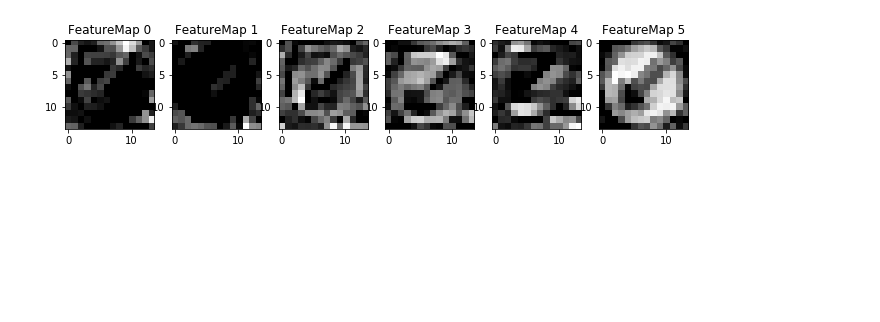
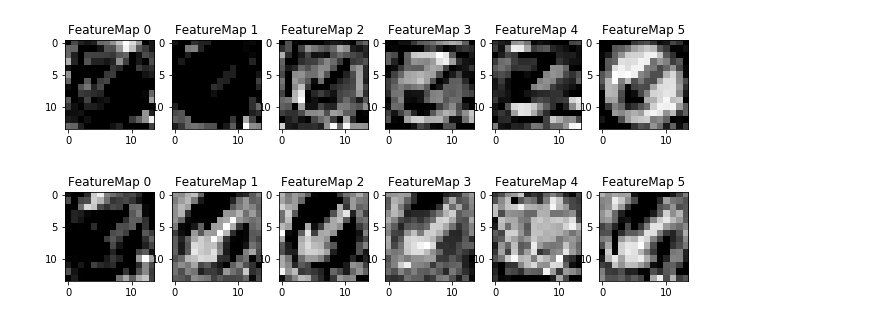
Before and after one commit to ydgats/trafficSignClassfier, a Jupyter notebook: Traffic_Sign_Classifier.ipynb, the cells around one changed output. Drawn from its saved outputs; the diff is of its cells as text; code cells hidden in the pictures; blank space fills up the shorter version.

```diff
--- a/Traffic_Sign_Classifier.ipynb
+++ b/Traffic_Sign_Classifier.ipynb
@@ -574,3 +588,9 @@ with tf.Session() as sess:
     outputFeatureMap(images_preprocessed, tf_activation=conv1)
 # %% [output]
 [figure]
+# %%
+with tf.Session() as sess:
+    sess.run(tf.global_variables_initializer())
+    outputFeatureMap(images_preprocessed, tf_activation=conv1)
+# %% [output]
+[figure, added]
```
Also changed, not shown: parts of 2 cells of this notebook.
